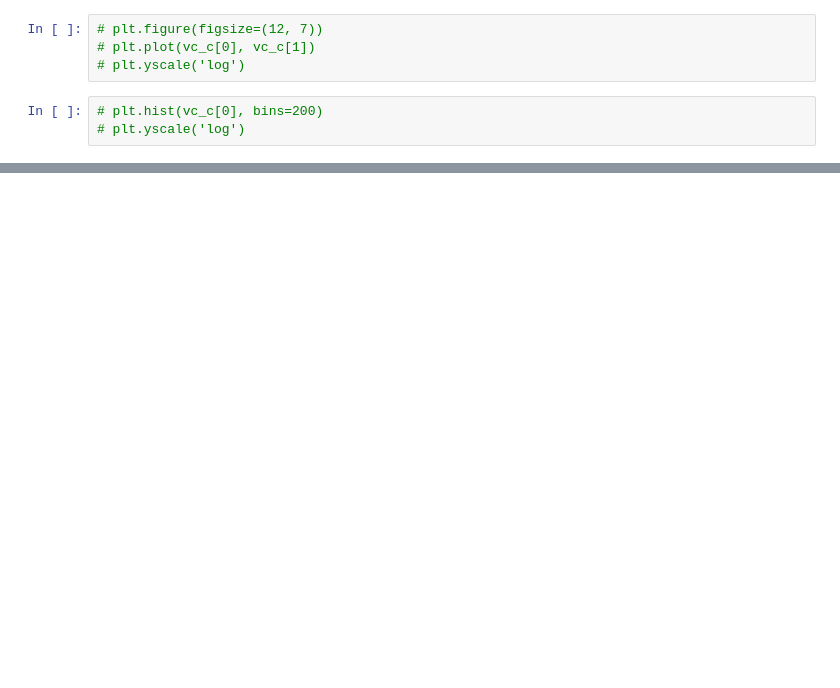
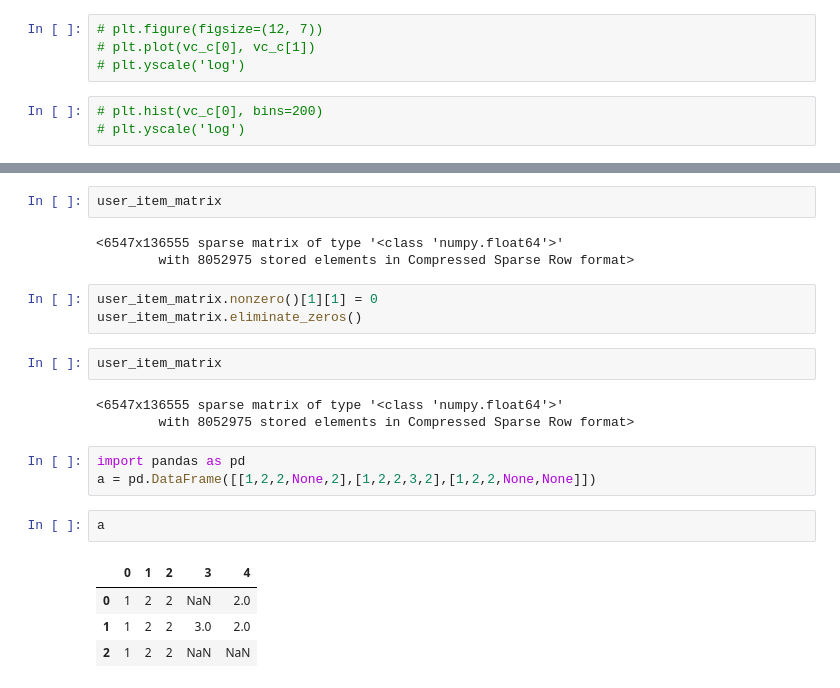
Before and after one commit to Fontanjo/SMA_Project, a Jupyter notebook: tester.ipynb, the cells around one changed output, grey strips where cells are left out. Cells and saved outputs as stored; diff of their text form; blank space fills up the shorter version.

```diff
--- a/tester.ipynb
+++ b/tester.ipynb
@@ -119,0 +152,23 @@ plt.yscale('log')
+# %%
+user_item_matrix
+# %% [output]
+<6547x136555 sparse matrix of type '<class 'numpy.float64'>'
+        with 8052975 stored elements in Compressed Sparse Row format>
+# %%
+user_item_matrix.nonzero()[1][1] = 0
+user_item_matrix.eliminate_zeros()
+# %%
+user_item_matrix
+# %% [output]
+<6547x136555 sparse matrix of type '<class 'numpy.float64'>'
+        with 8052975 stored elements in Compressed Sparse Row format>
+# %%
+import pandas as pd
+a = pd.DataFrame([[1,2,2,None,2],[1,2,2,3,2],[1,2,2,None,None]])
+# %%
+a
+# %% [output]
+|  | 0 | 1 | 2 | 3 | 4 |
+| 0 | 1 | 2 | 2 | NaN | 2.0 |
+| 1 | 1 | 2 | 2 | 3.0 | 2.0 |
+| 2 | 1 | 2 | 2 | NaN | NaN |
```
Also changed, not shown: parts of 33 cells of this notebook, 1 other file.
